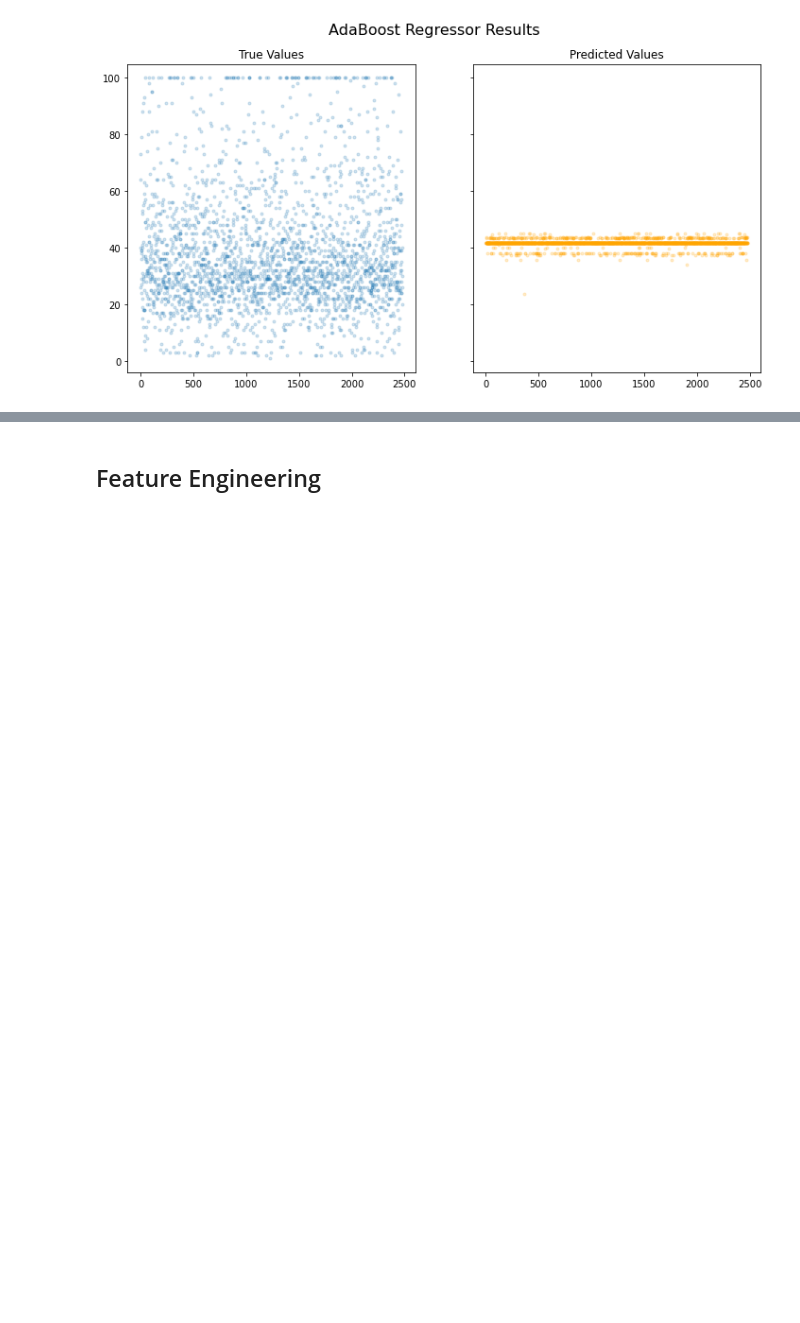
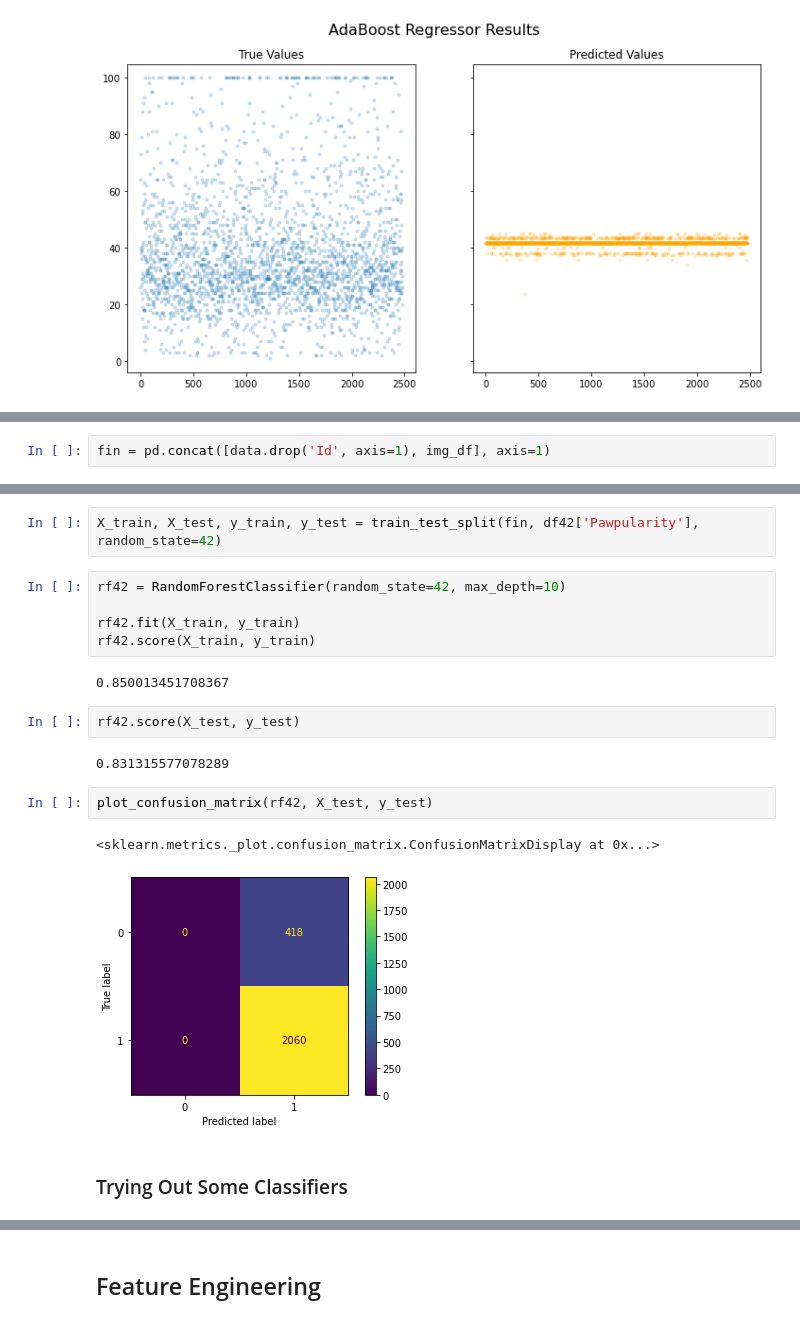
Before and after one commit to Sombrero7/pawpularity-contest, a Jupyter notebook: main_notebook.ipynb, the cells around one changed output, grey strips where cells are left out. Saved outputs shown, nothing was run; the diff lists cells and outputs as text; blank space fills up the shorter version.

```diff
--- a/main_notebook.ipynb
+++ b/main_notebook.ipynb
@@ -661,0 +766,2 @@ KeyboardInterrupt:
+# %%
+fin = pd.concat([data.drop('Id', axis=1), img_df], axis=1)
@@ -661,0 +784,20 @@ KeyboardInterrupt:
+# %%
+X_train, X_test, y_train, y_test = train_test_split(fin, df42['Pawpularity'], random_state=42)
+# %%
+rf42 = RandomForestClassifier(random_state=42, max_depth=10)
+
+rf42.fit(X_train, y_train)
+rf42.score(X_train, y_train)
+# %% [output]
+0.850013451708367
+# %%
+rf42.score(X_test, y_test)
+# %% [output]
+0.831315577078289
+# %%
+plot_confusion_matrix(rf42, X_test, y_test)
+# %% [output]
+<sklearn.metrics._plot.confusion_matrix.ConfusionMatrixDisplay at 0x...>
+[figure, added]
+# %% [markdown]
+### Trying Out Some Classifiers
```
Also changed, not shown: parts of 78 cells of this notebook, 5 other files.
